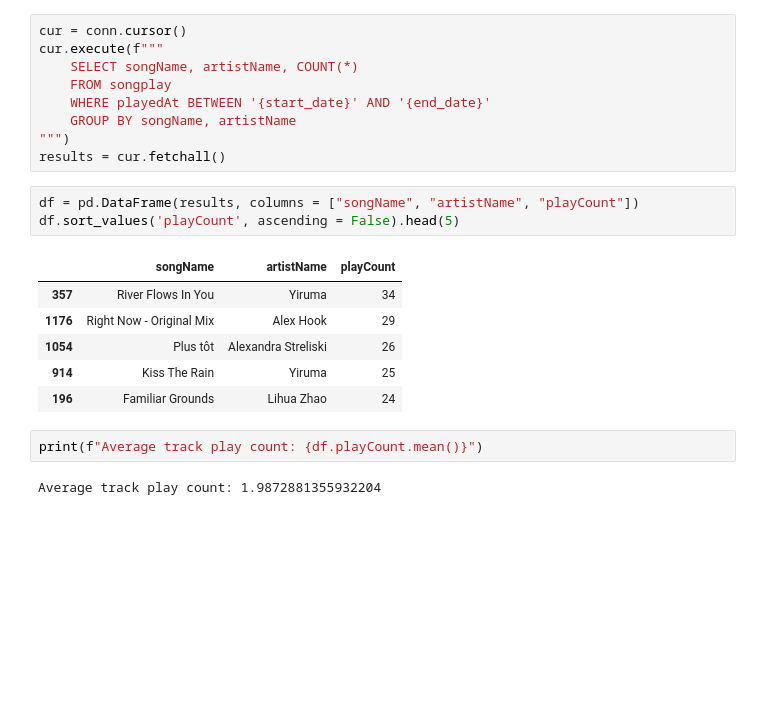
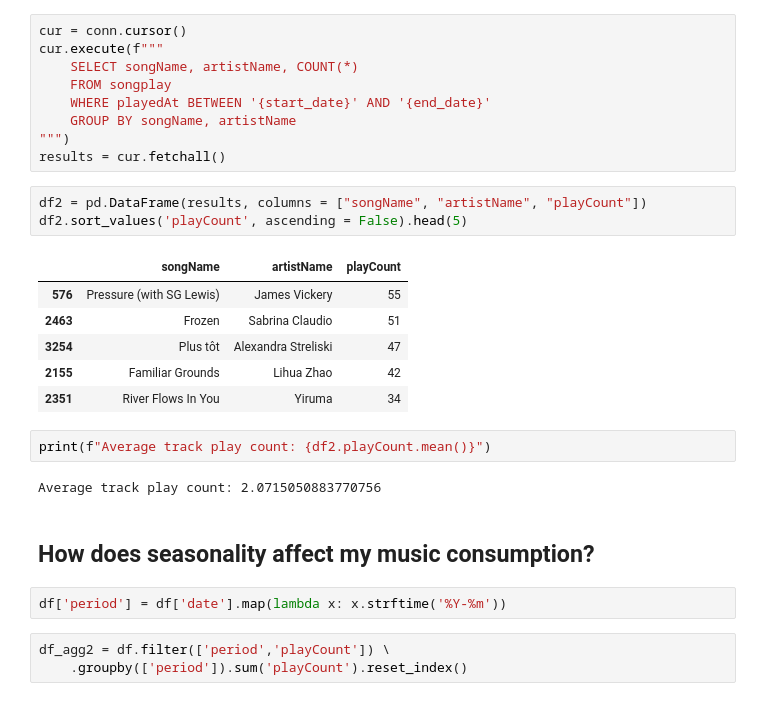
Before and after one commit to oliviercar0n/spotify-data, a Jupyter notebook: analysis.ipynb, the cells around one changed output. Cells and saved outputs as stored; diff of their text form; blank space fills up the shorter version.

```diff
--- a/analysis.ipynb
+++ b/analysis.ipynb
@@ -93,16 +93,23 @@ cur.execute(f"""
 """)
 results = cur.fetchall()
 # %%
-df = pd.DataFrame(results, columns = ["songName", "artistName", "playCount"])
-df.sort_values('playCount', ascending = False).head(5)
+df2 = pd.DataFrame(results, columns = ["songName", "artistName", "playCount"])
+df2.sort_values('playCount', ascending = False).head(5)
 # %% [output]
 |  | songName | artistName | playCount |
-| 357 | River Flows In You | Yiruma | 34 |
-| 1176 | Right Now - Original Mix | Alex Hook | 29 |
-| 1054 | Plus tôt | Alexandra Streliski | 26 |
-| 914 | Kiss The Rain | Yiruma | 25 |
-| 196 | Familiar Grounds | Lihua Zhao | 24 |
+| 576 | Pressure (with SG Lewis) | James Vickery | 55 |
+| 2463 | Frozen | Sabrina Claudio | 51 |
+| 3254 | Plus tôt | Alexandra Streliski | 47 |
+| 2155 | Familiar Grounds | Lihua Zhao | 42 |
+| 2351 | River Flows In You | Yiruma | 34 |
 # %%
-print(f"Average track play count: {df.playCount.mean()}")
+print(f"Average track play count: {df2.playCount.mean()}")
 # %% [output]
-Average track play count: 1.9872881355932204
+Average track play count: 2.0715050883770756
+# %% [markdown]
+## How does seasonality affect my music consumption?
+# %%
+df['period'] = df['date'].map(lambda x: x.strftime('%Y-%m'))
+# %%
+df_agg2 = df.filter(['period','playCount']) \
+    .groupby(['period']).sum('playCount').reset_index()
```
Also changed, not shown: parts of 6 cells of this notebook.
